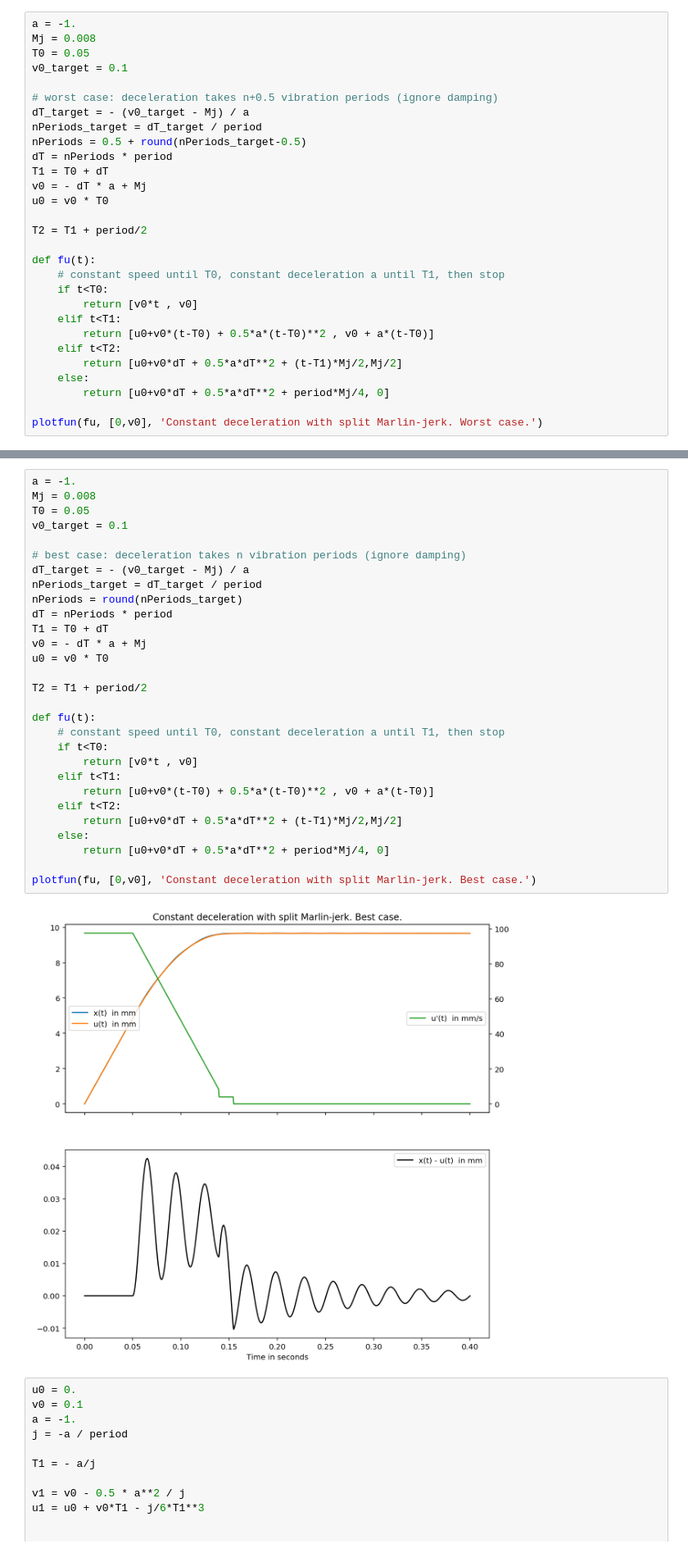
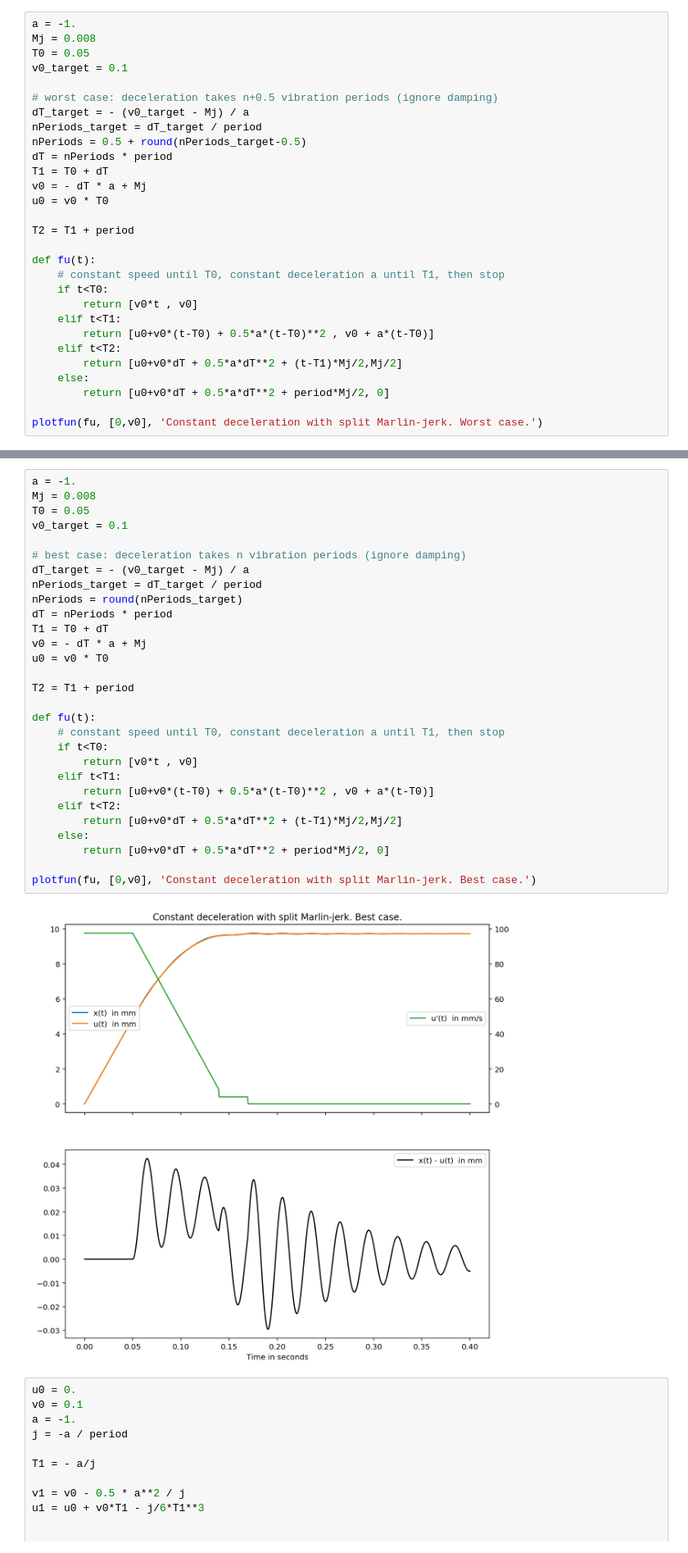
Before and after one commit to LSchwerdt/Optimize3dPrinterMotion, a Jupyter notebook: DecelerationProfilesOneAxis/DecelerationProfilesOneAxis.ipynb, the cells around one changed output, grey strips where cells are left out. Shown at 82% size. Cells and saved outputs as stored; diff of their text form.

```diff
--- a/DecelerationProfilesOneAxis/DecelerationProfilesOneAxis.ipynb
+++ b/DecelerationProfilesOneAxis/DecelerationProfilesOneAxis.ipynb
@@ -276,7 +276,7 @@ T1 = T0 + dT
 v0 = - dT * a + Mj
 u0 = v0 * T0
 
-T2 = T1 + period/2
+T2 = T1 + period
 
 def fu(t):
     # constant speed until T0, constant deceleration a until T1, then stop
@@ -287,7 +287,7 @@ def fu(t):
     elif t<T2:
         return [u0+v0*dT + 0.5*a*dT**2 + (t-T1)*Mj/2,Mj/2]
     else:
-        return [u0+v0*dT + 0.5*a*dT**2 + period*Mj/4, 0]
+        return [u0+v0*dT + 0.5*a*dT**2 + period*Mj/2, 0]
 
 plotfun(fu, [0,v0], 'Constant deceleration with split Marlin-jerk. Worst case.')
 # %% [output]
@@ -295,34 +295,34 @@ plotfun(fu, [0,v0], 'Constant deceleration with split Marlin-jerk. Worst case.')
 # %%
 a = -1.
 Mj = 0.008
 T0 = 0.05
 v0_target = 0.1
 
 # best case: deceleration takes n vibration periods (ignore damping)
 dT_target = - (v0_target - Mj) / a
 nPeriods_target = dT_target / period
 nPeriods = round(nPeriods_target)
 dT = nPeriods * period
 T1 = T0 + dT
 v0 = - dT * a + Mj
 u0 = v0 * T0
 
-T2 = T1 + period/2
+T2 = T1 + period
 
 def fu(t):
     # constant speed until T0, constant deceleration a until T1, then stop
     if t<T0:
         return [v0*t , v0]
     elif t<T1:
         return [u0+v0*(t-T0) + 0.5*a*(t-T0)**2 , v0 + a*(t-T0)]
     elif t<T2:
         return [u0+v0*dT + 0.5*a*dT**2 + (t-T1)*Mj/2,Mj/2]
     else:
-        return [u0+v0*dT + 0.5*a*dT**2 + period*Mj/4, 0]
+        return [u0+v0*dT + 0.5*a*dT**2 + period*Mj/2, 0]
 
 plotfun(fu, [0,v0], 'Constant deceleration with split Marlin-jerk. Best case.')
 # %% [output]
-[figure, old version]
+[figure, new version]
 # %%
 u0 = 0.
 v0 = 0.1
```
Also changed, not shown: parts of 2 cells of this notebook, 2 other files.
